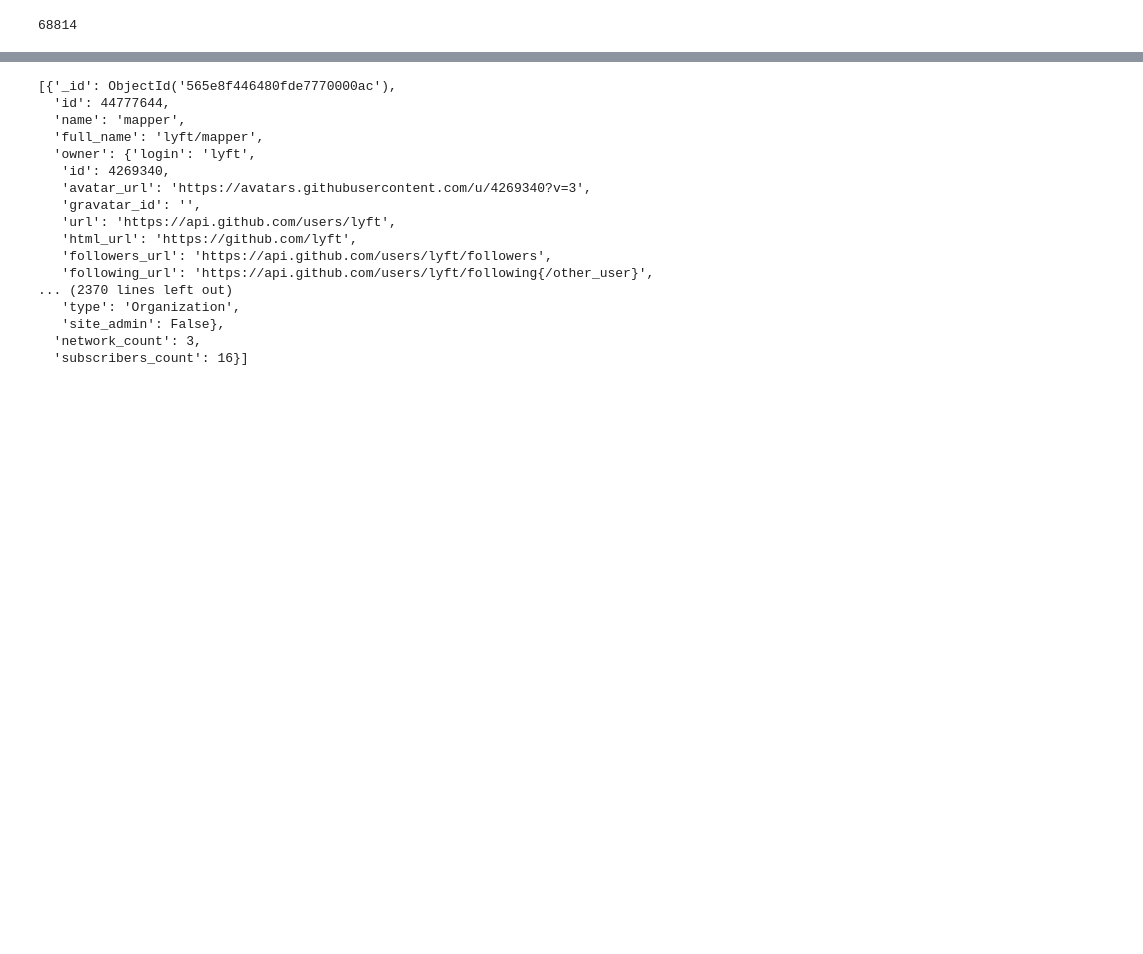
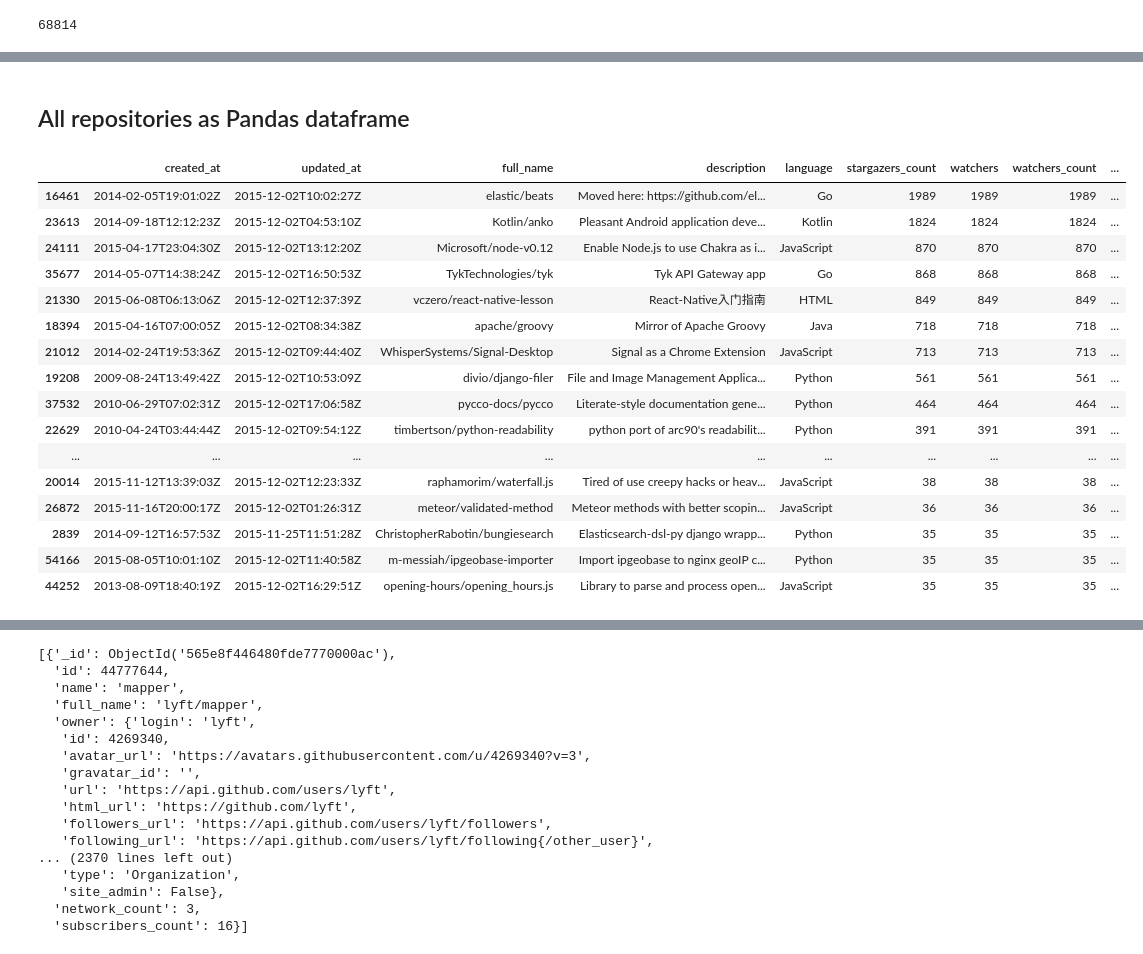
Before and after one commit to datascienceproject2019-codescoop/codescoop-models, a Jupyter notebook: notebooks/GHTorrent sandbox.ipynb, the cells around one changed output, grey strips where cells are left out. Drawn from its saved outputs; the diff is of its cells as text; code cells hidden in the pictures; blank space fills up the shorter version.

```diff
--- a/notebooks/GHTorrent sandbox.ipynb
+++ b/notebooks/GHTorrent sandbox.ipynb
@@ -65,0 +135,24 @@ mdb.repos.find({'stargazers_count': 0}).count()
+# %% [markdown]
+## All repositories as Pandas dataframe
+# %%
+df_repos = pd.DataFrame(all_repos, columns=['created_at', 'updated_at', 'full_name', 'description', 'language', 'stargazers_count', 'watchers', 'watchers_count', 'forks', 'open_issues'])
+df_repos = df_repos.sort_values(by=['watchers'], ascending=False)
+df_repos.head(50)
+# %% [output]
+|  | created_at | updated_at | full_name | description | language | stargazers_count | watchers | watchers_count | ... |
+| 16461 | 2014-02-05T19:01:02Z | 2015-12-02T10:02:27Z | elastic/beats | Moved here: https://github.com/el... | Go | 1989 | 1989 | 1989 | ... |
+| 23613 | 2014-09-18T12:12:23Z | 2015-12-02T04:53:10Z | Kotlin/anko | Pleasant Android application deve... | Kotlin | 1824 | 1824 | 1824 | ... |
+| 24111 | 2015-04-17T23:04:30Z | 2015-12-02T13:12:20Z | Microsoft/node-v0.12 | Enable Node.js to use Chakra as i... | JavaScript | 870 | 870 | 870 | ... |
+| 35677 | 2014-05-07T14:38:24Z | 2015-12-02T16:50:53Z | TykTechnologies/tyk | Tyk API Gateway app | Go | 868 | 868 | 868 | ... |
+| 21330 | 2015-06-08T06:13:06Z | 2015-12-02T12:37:39Z | vczero/react-native-lesson | React-Native入门指南 | HTML | 849 | 849 | 849 | ... |
+| 18394 | 2015-04-16T07:00:05Z | 2015-12-02T08:34:38Z | apache/groovy | Mirror of Apache Groovy | Java | 718 | 718 | 718 | ... |
+| 21012 | 2014-02-24T19:53:36Z | 2015-12-02T09:44:40Z | WhisperSystems/Signal-Desktop | Signal as a Chrome Extension | JavaScript | 713 | 713 | 713 | ... |
+| 19208 | 2009-08-24T13:49:42Z | 2015-12-02T10:53:09Z | divio/django-filer | File and Image Management Applica... | Python | 561 | 561 | 561 | ... |
+| 37532 | 2010-06-29T07:02:31Z | 2015-12-02T17:06:58Z | pycco-docs/pycco | Literate-style documentation gene... | Python | 464 | 464 | 464 | ... |
+| 22629 | 2010-04-24T03:44:44Z | 2015-12-02T09:54:12Z | timbertson/python-readability | python port of arc90's readabilit... | Python | 391 | 391 | 391 | ... |
+| ... | ... | ... | ... | ... | ... | ... | ... | ... | ... |
+| 20014 | 2015-11-12T13:39:03Z | 2015-12-02T12:23:33Z | raphamorim/waterfall.js | Tired of use creepy hacks or heav... | JavaScript | 38 | 38 | 38 | ... |
+| 26872 | 2015-11-16T20:00:17Z | 2015-12-02T01:26:31Z | meteor/validated-method | Meteor methods with better scopin... | JavaScript | 36 | 36 | 36 | ... |
+| 2839 | 2014-09-12T16:57:53Z | 2015-11-25T11:51:28Z | ChristopherRabotin/bungiesearch | Elasticsearch-dsl-py django wrapp... | Python | 35 | 35 | 35 | ... |
+| 54166 | 2015-08-05T10:01:10Z | 2015-12-02T11:40:58Z | m-messiah/ipgeobase-importer | Import ipgeobase to nginx geoIP c... | Python | 35 | 35 | 35 | ... |
+| 44252 | 2013-08-09T18:40:19Z | 2015-12-02T16:29:51Z | opening-hours/opening_hours.js | Library to parse and process open... | JavaScript | 35 | 35 | 35 | ... |
```
Also changed, not shown: parts of 9 cells of this notebook, 2 other files.
